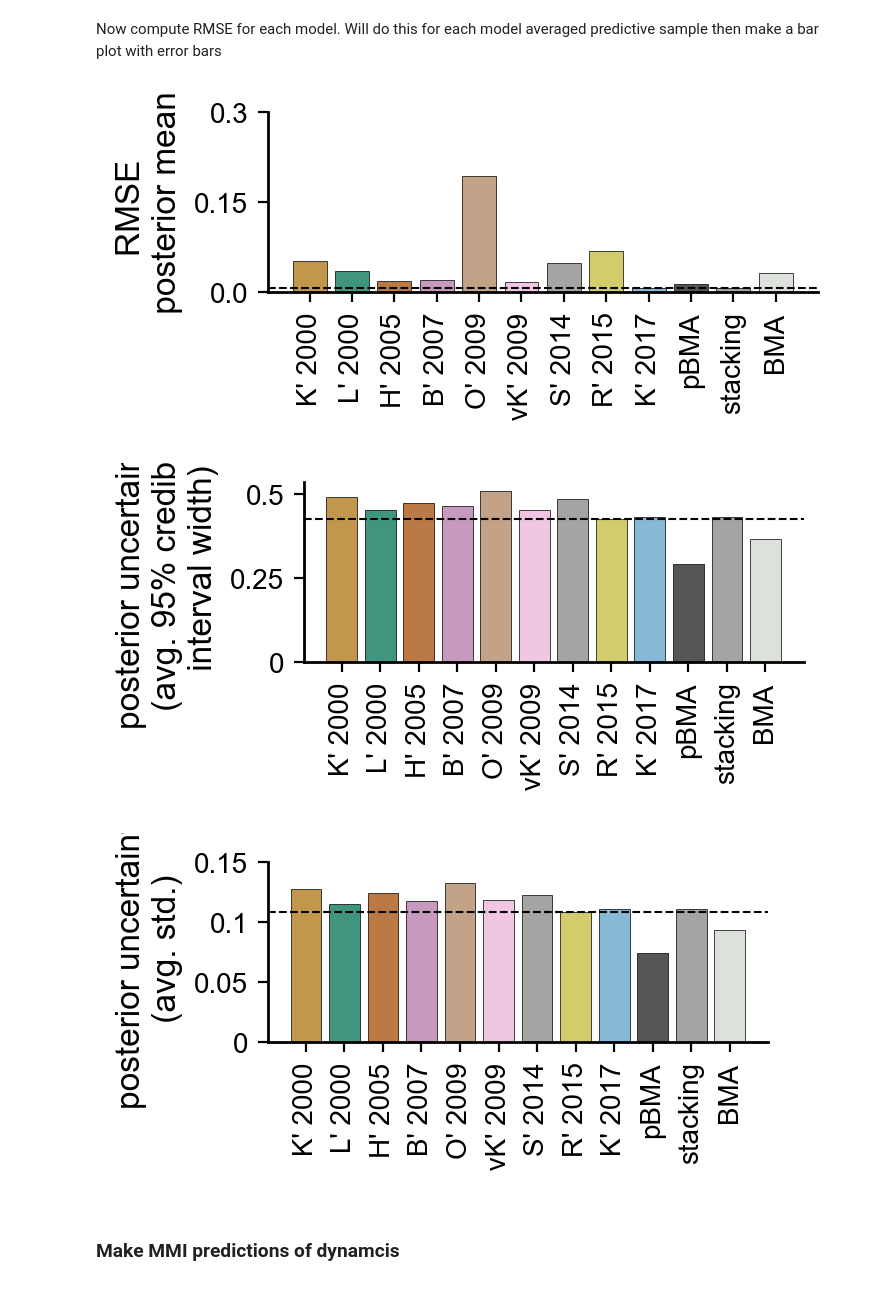
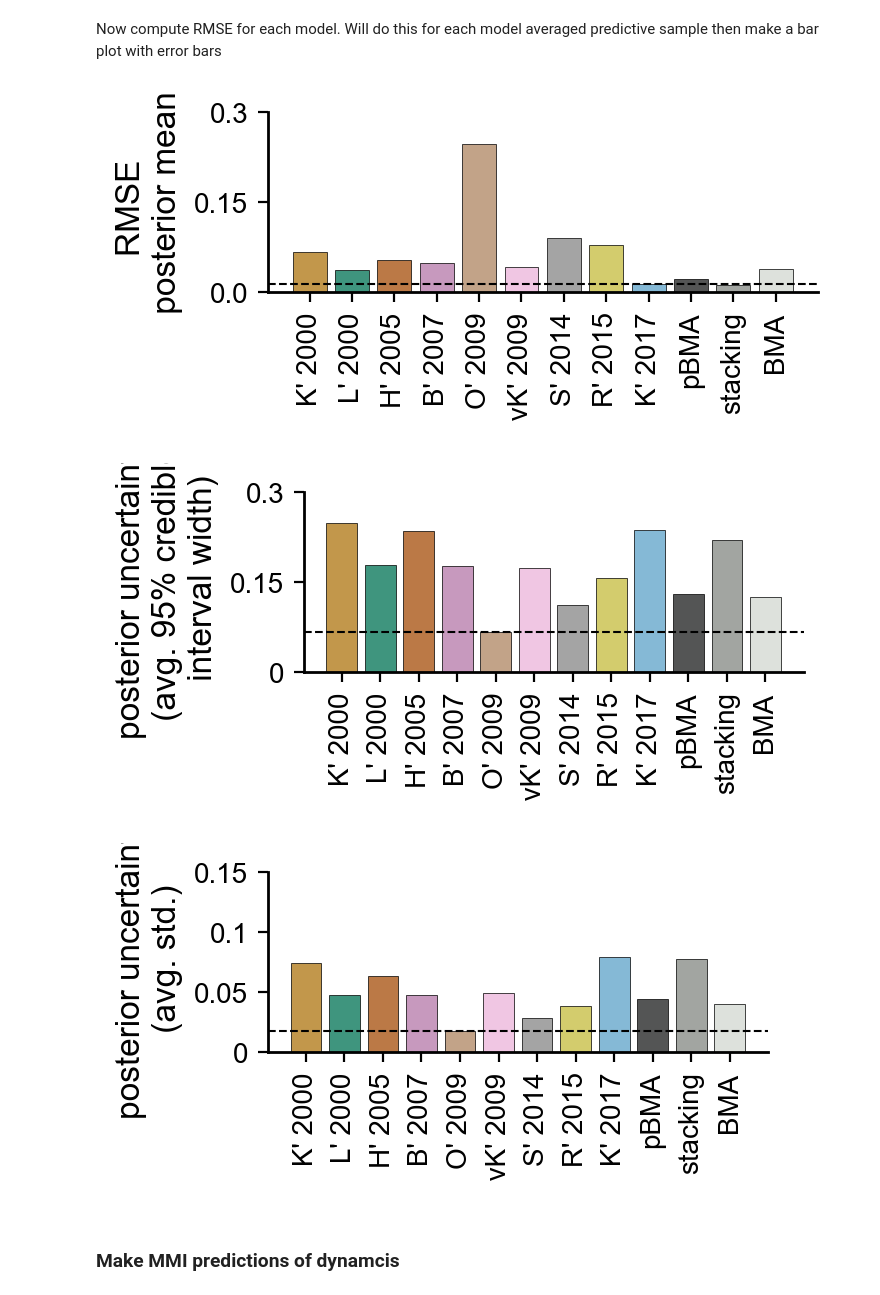
Before and after one commit to RangamaniLabUCSD/multimodel-inference, a Jupyter notebook: src/MAPK/multimodel_inference/HF96_DR_MMI.ipynb, the cells around one changed output. Drawn from its saved outputs; the diff is of its cells as text; code cells hidden in the pictures.

Commit message:
use posterior samples instead of ppc

```diff
--- a/src/MAPK/multimodel_inference/HF96_DR_MMI.ipynb
+++ b/src/MAPK/multimodel_inference/HF96_DR_MMI.ipynb
@@ -47,7 +48,7 @@ log_marginal_likes = []
 for model in model_names:
     idata[model], ss[model] = load_smc_samples_to_idata(savedir+model+'/'+model+'_smc_samples.json')
     posterior_pred_samples[model] = np.load(savedir+model+'/'+model+'_posterior_predictive_samples.npy')
-    # posterior_samples[model] = np.load(savedir+model+'/dose_response_predict.npy')
+    posterior_samples[model] = np.load(savedir+model+'/dose_response_predict.npy')
 
 
 
@@ -321,13 +322,22 @@ fig.savefig('../../../results/MAPK/mmi/HF96_DR/model_weights.pdf', transparent=T
 Generate predictive samples from the averaged predictive density
 # %%
 # first wiith posterior predictive samples
-loo_pbma_combined = np.zeros_like(posterior_pred_samples['kholodenko_2000'])
-loo_stack_combined = np.zeros_like(posterior_pred_samples['kholodenko_2000'])
-loo_bma_combined = np.zeros_like(posterior_pred_samples['kholodenko_2000'])
+# loo_pbma_combined = np.zeros_like(posterior_pred_samples['kholodenko_2000'])
+# loo_stack_combined = np.zeros_like(posterior_pred_samples['kholodenko_2000'])
+# loo_bma_combined = np.zeros_like(posterior_pred_samples['kholodenko_2000'])
+# for i, name in enumerate(model_names):
+#     loo_pbma_combined += compare_data_loo_pbma.loc[name]['weight']*posterior_pred_samples[name]
+#     loo_stack_combined += compare_data_loo_stack.loc[name]['weight']*posterior_pred_samples[name]
+#     loo_bma_combined += model_probs[i]*posterior_pred_samples[name]
+
+# posterior predictive samples
+loo_pbma_combined = np.zeros_like(posterior_samples['kholodenko_2000'])
+loo_stack_combined = np.zeros_like(posterior_samples['kholodenko_2000'])
+loo_bma_combined = np.zeros_like(posterior_samples['kholodenko_2000'])
 for i, name in enumerate(model_names):
-    loo_pbma_combined += compare_data_loo_pbma.loc[name]['weight']*posterior_pred_samples[name]
-    loo_stack_combined += compare_data_loo_stack.loc[name]['weight']*posterior_pred_samples[name]
-    loo_bma_combined += model_probs[i]*posterior_pred_samples[name]
+    loo_pbma_combined += compare_data_loo_pbma.loc[name]['weight']*posterior_samples[name]
+    loo_stack_combined += compare_data_loo_stack.loc[name]['weight']*posterior_samples[name]
+    loo_bma_combined += model_probs[i]*posterior_samples[name]
 # %%
 def plot_stimulus_response_curve(samples, data, inputs, box_color='k', data_color='#5aae61', input_name='EGF stimulus',
                                  output_name='% maximal ERK activity',
@@ -424,12 +434,12 @@ fig.savefig('../../../results/MAPK/mmi/HF96_DR/stack_avg.pdf', transparent=True)
 # %% [markdown]
 Now compute RMSE for each model. Will do this for each model averaged predictive sample then make a bar plot with error bars
 # %%
-# post pred samples
+# post samples
 RMSE_samples_pred = []
 RMSE_stds_pred = []
 for i, name in enumerate(model_names):
-    RMSE_samples_pred.append(np.sqrt(np.nanmean((np.nanmean(posterior_pred_samples[name], axis=0) - data.T)**2)))
-    RMSE_stds_pred.append(np.sqrt(np.nanmean((np.nanstd(posterior_pred_samples[name], axis=0) - data.T)**2)))
+    RMSE_samples_pred.append(np.sqrt(np.nanmean((np.nanmean(posterior_samples[name], axis=0) - data.T)**2)))
+    RMSE_stds_pred.append(np.sqrt(np.nanmean((np.nanstd(posterior_samples[name], axis=0) - data.T)**2)))
 
 # get index of min RMSE
 # do this before adding MMI
@@ -459,12 +469,12 @@ ax.set_ylim([0, 0.3])
 
 fig.savefig('../../../results/MAPK/mmi/HF96_DR/RMSE.pdf', transparent=True)
 # %% [output]
-[figure, old version]
+[figure, new version]
 # %%
-# posterior predictive samples
+# posterior samples
 posterior_uncertainty_95_pred = []
 for i, name in enumerate(model_names):
-    posterior_uncertainty_95_pred.append(np.nanmean(np.diff(np.nanquantile(posterior_pred_samples[name], [0.025, 0.975], axis=0), axis=0)))
+    posterior_uncertainty_95_pred.append(np.nanmean(np.diff(np.nanquantile(posterior_samples[name], [0.025, 0.975], axis=0), axis=0)))
 
 # get index of min uncertainty
 min_index_95 = np.argmin(posterior_uncertainty_95_pred)
@@ -484,8 +494,8 @@ ax.plot(xlim, [posterior_uncertainty_95_pred[min_index_95]]*2, 'k--', linewidth=
 ax.set_xlim(xlim)
 ax.set_xticklabels(display_names + ['pBMA', 'stacking', 'BMA'], rotation=90, fontsize=10.0)
 ax.set_ylabel('posterior uncertainty \n (avg. 95% credible \n interval width)', fontsize=12.0)
-ax.set_yticks([0, 0.25, 0.5])
-ax.set_yticklabels([0, 0.25, 0.5], fontsize=10.0)
+ax.set_yticks([0, 0.15, 0.3])
+ax.set_yticklabels([0, 0.15, 0.3], fontsize=10.0)
 
 ylim = ax.get_ylim()
 # ax.plot([9.5,9.5], ylim, 'k', linewidth=0.75)
@@ -494,36 +504,36 @@ fig.savefig('../../../results/MAPK/mmi/HF96_DR/post_uncert_95.pdf', transparent=
 
 posterior_uncertainty_std = []
 for i, name in enumerate(model_names):
-    posterior_uncertainty_std.append(np.nanmean(np.nanstd(posterior_pred_samples[name], axis=0)))
+    posterior_uncertainty_std.append(np.nanmean(np.nanstd(posterior_samples[name], axis=0)))
 
 # get index of min uncertainty
 min_index_std = np.argmin(posterior_uncertainty_std)
 
 # add RMSE for BMA and pseudo-BMA
 posterior_uncertainty_std.append(np.nanmean(np.nanstd(loo_pbma_combined, axis=0)))
 posterior_uncertainty_std.append(np.nanmean(np.nanstd(loo_stack_combined, axis=0)))
 posterior_uncertainty_std.append(np.nanmean(np.nanstd(loo_bma_combined, axis=0)))
 
 # make a plot
 fig, ax = get_sized_fig_ax(2.5, 0.9)
 bar = ax.bar(display_names + ['pBMA', 'stacking', 'BMA'], posterior_uncertainty_std, edgecolor='k', alpha=0.85)
 for i, br in enumerate(bar):
     br.set_facecolor(colors[i])
 xlim = ax.get_xlim()
 ax.plot(xlim, [posterior_uncertainty_std[min_index_std]]*2, 'k--', linewidth=0.75)
 ax.set_xlim(xlim)
 ax.set_yticks([0, 0.05, 0.1, 0.15])
 ax.set_yticklabels([0, 0.05, 0.1, 0.15], fontsize=10.0)
 ylim = ax.get_ylim()
 # ax.plot([9.5,9.5], ylim, 'k', linewidth=0.75)
 ax.set_ylim(ylim)
 
 ax.set_xticklabels(display_names + ['pBMA', 'stacking', 'BMA'], rotation=90, fontsize=10.0)
 ax.set_ylabel('posterior uncertainty \n (avg. std.)', fontsize=12.0)
 fig.savefig('../../../results/MAPK/mmi/HF96_DR/post_uncert_std.pdf', transparent=True)
 # %% [output]
-[figure, old version]
+[figure, new version]
-[figure, old version]
+[figure, new version]
 # %%
 stats = {
     'RMSE':{
```
Also changed, not shown: parts of 5 cells of this notebook.
